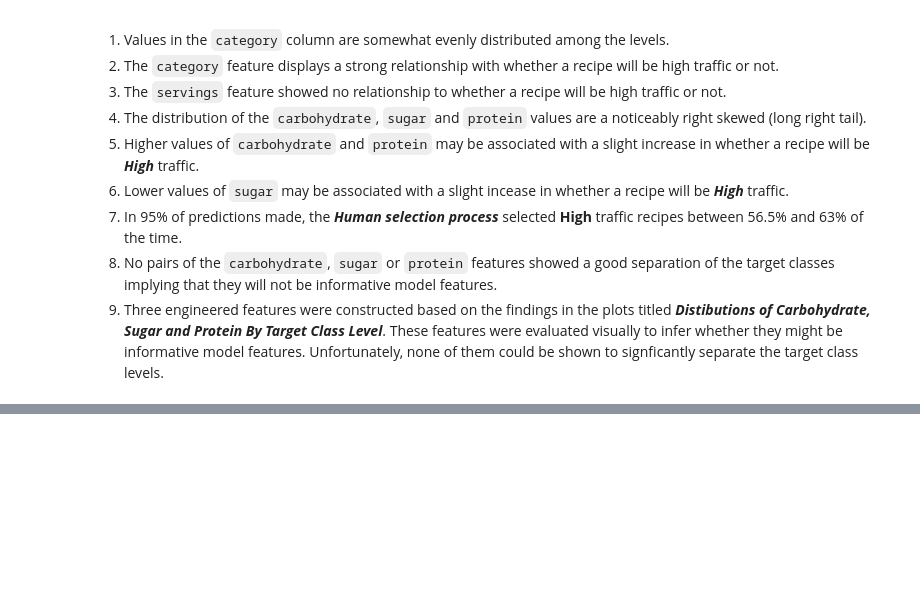
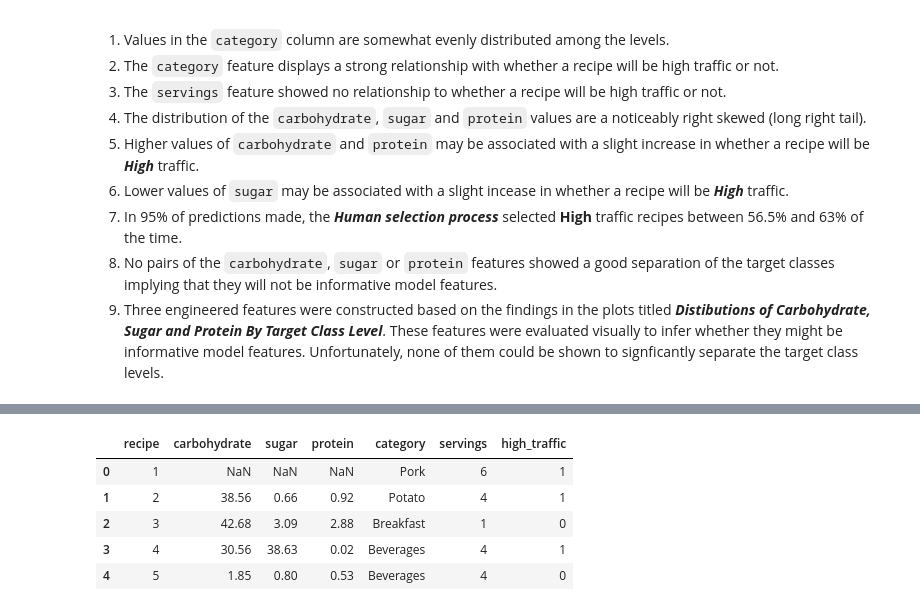
Before and after one commit to MichaelSzczepaniak/DSPortfolio, a Jupyter notebook: Tasty_Bites/TastyBites.ipynb, the cells around one changed output, grey strips where cells are left out. Drawn from its saved outputs; the diff is of its cells as text; code cells hidden in the pictures; blank space fills up the shorter version.

```diff
--- a/Tasty_Bites/TastyBites.ipynb
+++ b/Tasty_Bites/TastyBites.ipynb
@@ -902,0 +951,13 @@ plt.show()
+# %%
+# 1. Encode the `category` and `high_traffic` categorical variables
+
+df_enc = df.drop('category_cat', axis=1)
+df_enc['high_traffic'] = df['high_traffic'].apply(lambda x: 1 if x == 'High' else 0)
+df_enc.head()
+# %% [output]
+|  | recipe | carbohydrate | sugar | protein | category | servings | high_traffic |
+| 0 | 1 | NaN | NaN | NaN | Pork | 6 | 1 |
+| 1 | 2 | 38.56 | 0.66 | 0.92 | Potato | 4 | 1 |
+| 2 | 3 | 42.68 | 3.09 | 2.88 | Breakfast | 1 | 0 |
+| 3 | 4 | 30.56 | 38.63 | 0.02 | Beverages | 4 | 1 |
+| 4 | 5 | 1.85 | 0.80 | 0.53 | Beverages | 4 | 0 |
```
Also changed, not shown: parts of 15 cells of this notebook.
